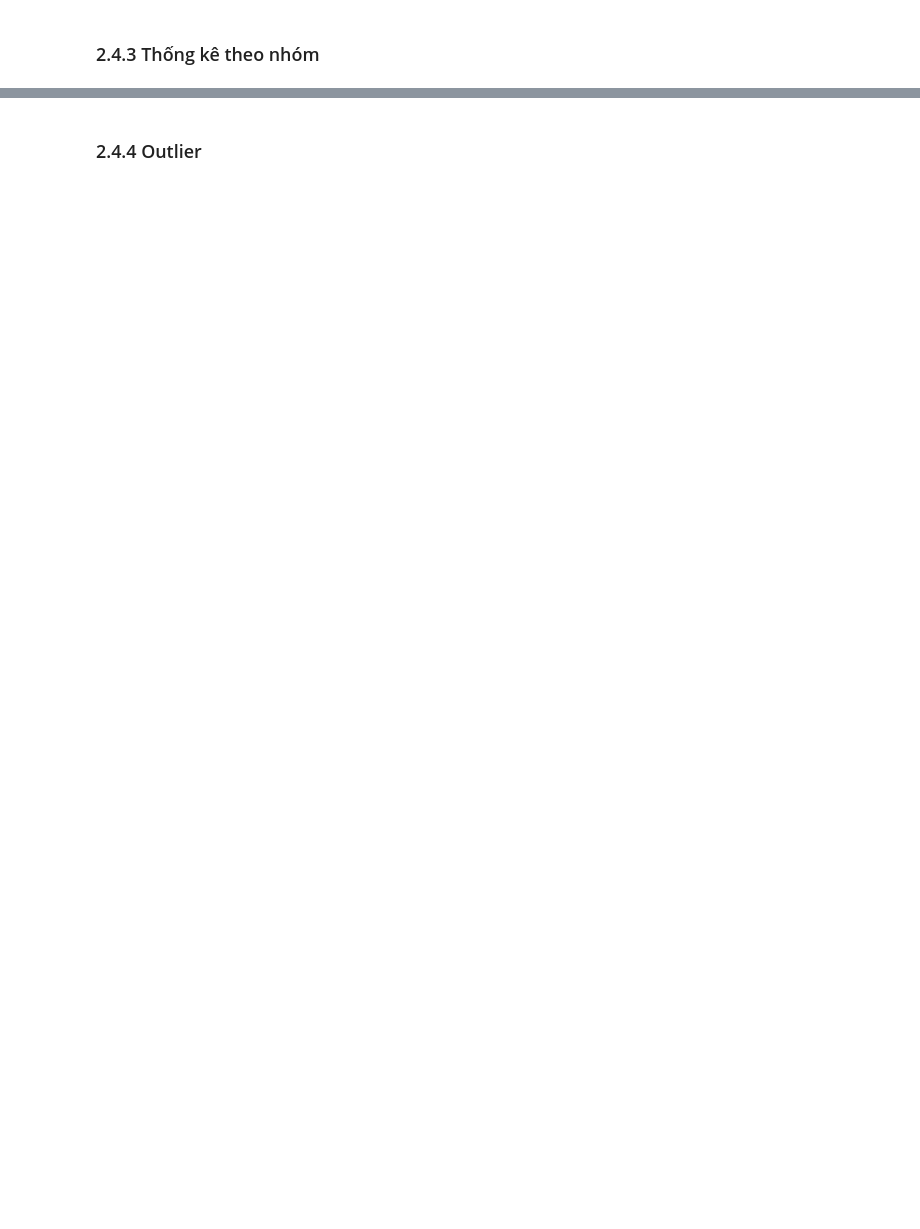
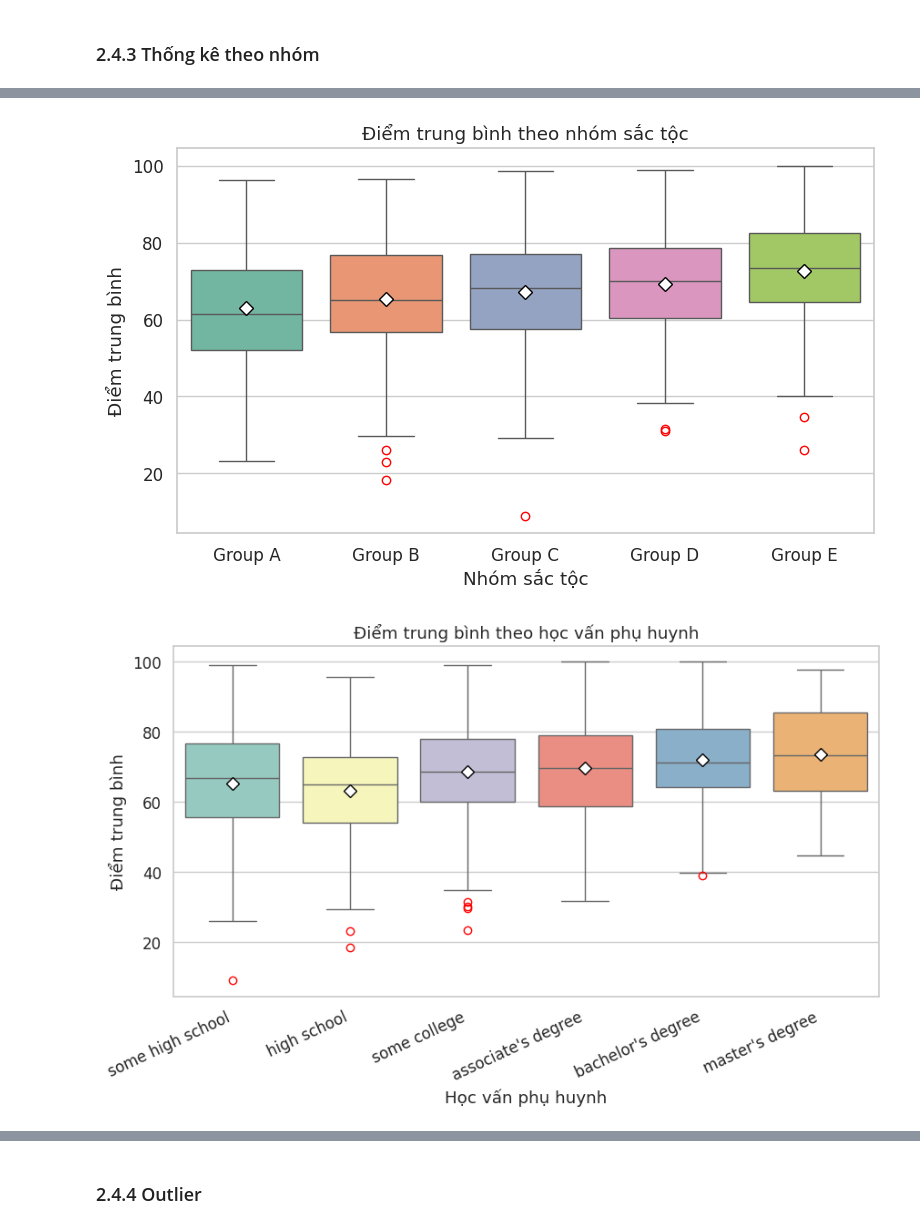
Before and after one commit to 25-DoThanQuocKhanh-24174600024/DHKL18A1HN_Do_An_Nhom_2_CD_3, a Jupyter notebook: Đồ_Án_1_Nhóm_2_2_DHKL18A1HN.ipynb, the cells around one changed output, grey strips where cells are left out. Cells and saved outputs as stored; diff of their text form; code cells hidden in the pictures; blank space fills up the shorter version.

```diff
--- a/Đồ_Án_1_Nhóm_2_2_DHKL18A1HN.ipynb
+++ b/Đồ_Án_1_Nhóm_2_2_DHKL18A1HN.ipynb
@@ -314,0 +844,31 @@ file_path <- "/content/drive/MyDrive/colab_file/StudentsPerformance.csv"
+# %%
+# ===== CELL 2.4.3d: Biểu đồ theo nhóm ==================================
+mean_marker = dict(marker="D", markerfacecolor="white", markeredgecolor="black", markersize=7)
+
+fig, ax = plt.subplots(figsize=(9, 5))
+sns.boxplot(data=df, x="race_ethnicity", y="average_score", hue="race_ethnicity",
+            palette="Set2", legend=False, showmeans=True, meanprops=mean_marker,
+            flierprops=dict(markeredgecolor="red"), ax=ax)
+ax.set_title("Điểm trung bình theo nhóm sắc tộc")
+ax.set_xlabel("Nhóm sắc tộc"); ax.set_ylabel("Điểm trung bình")
+plt.show()
+
+fig, ax = plt.subplots(figsize=(10, 5))
+sns.boxplot(data=df, x="parental_education", y="average_score", hue="parental_education",
+            palette="Set3", legend=False, showmeans=True, meanprops=mean_marker,
+            flierprops=dict(markeredgecolor="red"), ax=ax)
+ax.set_title("Điểm trung bình theo học vấn phụ huynh")
+ax.set_xlabel("Học vấn phụ huynh"); ax.set_ylabel("Điểm trung bình")
+plt.xticks(rotation=25, ha="right")
+plt.show()
+
+heat = df.pivot_table(index="parental_education", columns="race_ethnicity",
+                      values="average_score", aggfunc="mean", observed=True)
+fig, ax = plt.subplots(figsize=(8, 5))
+sns.heatmap(heat, annot=True, fmt=".1f", cmap="viridis", ax=ax)
+ax.set_title("Điểm TB theo nhóm sắc tộc và học vấn phụ huynh")
+ax.set_xlabel("Nhóm sắc tộc"); ax.set_ylabel("Học vấn phụ huynh")
+plt.show()
+# %% [output]
+[figure, added]
+[figure, added]
```
Also changed, not shown: parts of 28 cells of this notebook.
